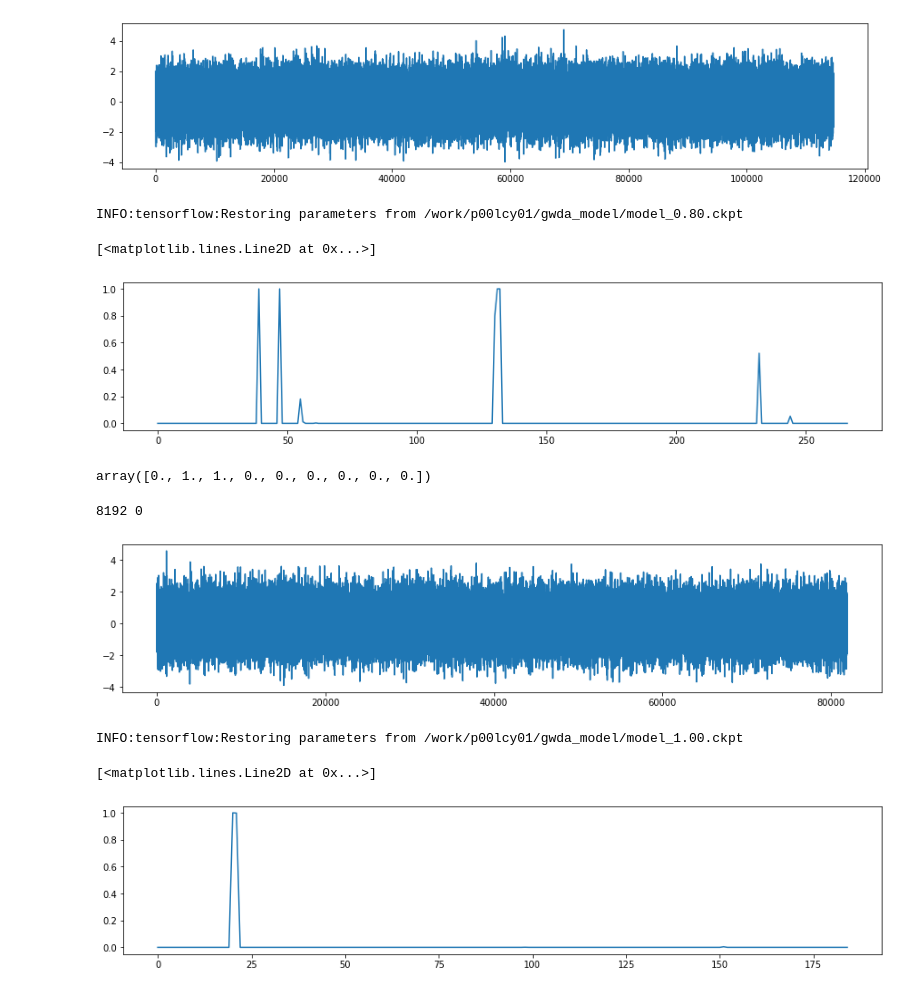
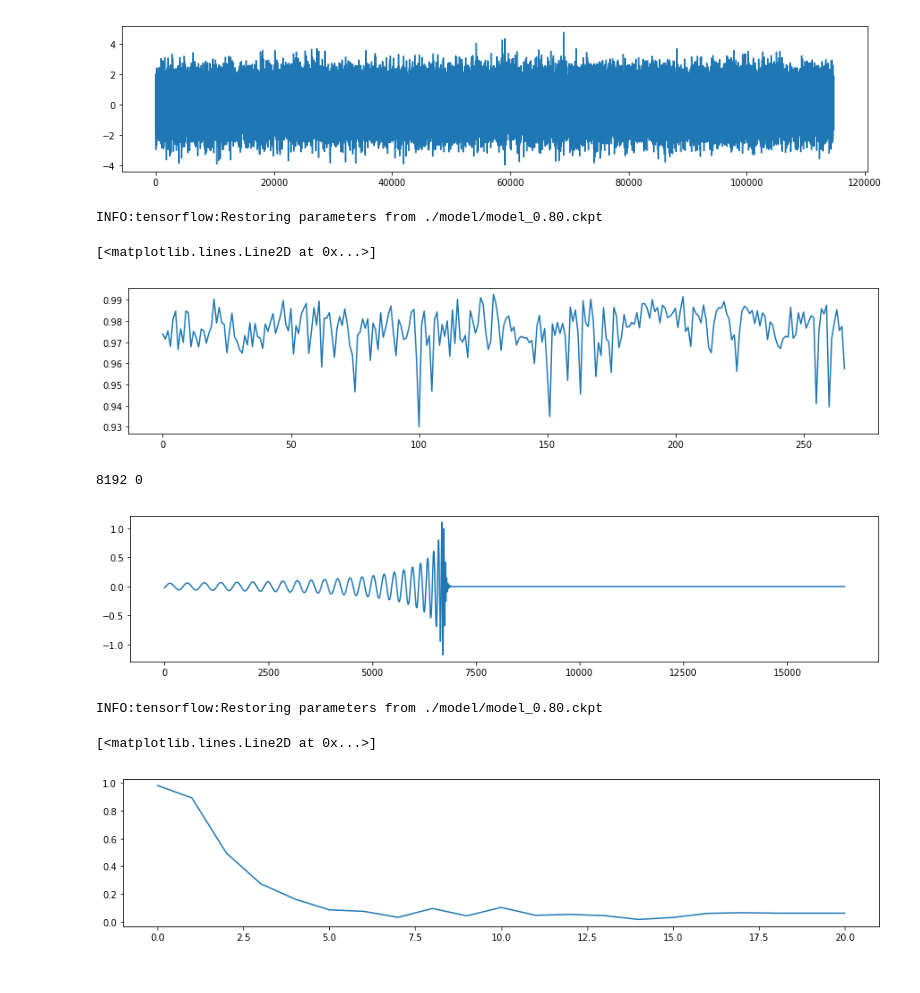
Before and after one commit to chunyulin/gwda, a Jupyter notebook: GWDA_detectNet.ipynb, the cells around one changed output. Saved outputs shown, nothing was run; the diff lists cells and outputs as text; code cells hidden in the pictures.

Commit message:
Modulization improved. Real data test completed. Prepare to move to PE.

```diff
--- a/GWDA_detectNet.ipynb
+++ b/GWDA_detectNet.ipynb
@@ -373,15 +143,14 @@ LIN         et         gwda_model  lammps_bm  singularity     tb
 ##
 
 #ROOT_FOLDER = './model'
-ROOT_FOLDER = '/work/p00lcy01/gwda_model'
+ROOT_FOLDER = '/tmp/tf_tmp'
 
 #TEST_LIST = [1.8, 1.7, 1.6, 1.5, 1.4, 1.3, 1.2, 1.1, 1.0, 0.9, 0.8, 0.7, 0.6, 0.5, 0.4, 0.3, 0.2, 0.1, 0.0]
 TRAIN_A =   [2.0,1.6,1.4, 1.2, 1.1, 1.0, 0.9, 0.8, 0.75, 0.7, 0.65, 0.6, 0.55, 0.54, 0.53, 0.52, 0.51, 0.5]
 #TEST_LIST = [1.5, 1.4, 1.3, 1.2,1.1,1.0,0.9,0.8,0.7]
 #TRAIN_A =   [1.4,1.2,1.0,0.8]
 
-TRAIN_A =   [1.8, 1.6, 1.5, 1.4, 1.3, 1.2, 1.1, 1.0, 0.9, 0.8]
-
+TRAIN_A =   [1.8, 1.6, 1.4, 1.3, 1.2, 1.1, 1.0, 0.8]
 
 with tf.Session() as sess:
 
@@ -391,13 +160,11 @@ with tf.Session() as sess:
 
     #load_path = saver.restore(sess, "%s/model_%4.2f.ckpt" % (ROOT_FOLDER, 1.0 ) )
 
-
     fig0 = plt.figure() ## plt loss
 
     for amp in TRAIN_A:
         ## summarize to a new folder
         train_writer = tf.summary.FileWriter("%s/train_%4.2f" % (ROOT_FOLDER, amp ) )
-
         #train_writer.add_graph(tf.get_default_graph())
         #print('Saving graph to: %s' % ROOT_FOLDER)
 
@@ -481,2 +234,15 @@ Trainning for A= 1.800000 , dataset size: 4029
 KeyboardInterrupt:
 <Figure size 432x288 with 0 Axes>
+# %%
+####
+####  Just for testing
+####
+
+NUM_AUC=200000
+thres=[10**(-i)-(1e-11) for i in range(10,-1,-1)]
+print(thres)
+_, fna = tf.metrics.false_negatives_at_thresholds(labels=y, predictions=predict_prob,thresholds=thres)
+_, fpa = tf.metrics.false_positives_at_thresholds(labels=y, predictions=predict_prob,thresholds=thres)
+_, tna = tf.metrics.true_negatives_at_thresholds(labels=y, predictions=predict_prob,thresholds=thres)
+_, tpa = tf.metrics.true_positives_at_thresholds(labels=y, predictions=predict_prob,thresholds=thres)
+print (fna)
@@ -485,11 +254,12 @@ KeyboardInterrupt:
 ###  Testing...
 ###
 BATCH = 4096
-ROOT_FOLDER = '/work/p00lcy01/gwda_model'
+ROOT_FOLDER = './model'
 
-#TEST_LIST = [1.4, 1.2, 1.0, 0.9, 0.8, 0.7, 0.6, 0.5, 0.4, 0.3, 0.2, 0.1, 0.0]
-TRAIN_A =   [1.8, 1.6, 1.5, 1.4, 1.3, 1.2, 1.1, 1.0, 0.9, 0.8]
-TEST_LIST = [1.5,1.4, 1.3, 1.2,1.1,1.0,0.9,0.8,0.7,0.6,0.5,0.4,0.3,0.2,0.1]
+TRAIN_A = [1.0]
+TRAIN_A =   [1.8, 1.2, 0.8]
+TEST_LIST = [1.9, 1.5, 1.4, 1.3, 1.2,1.1,1.0,0.9,0.8,0.7,0.5,0.3]
+
 
 with tf.Session() as sess:
 
@@ -501,7 +271,6 @@ with tf.Session() as sess:
     for m in TRAIN_A:
         #try:
         load_path = saver.restore(sess, "%s/model_%4.2f.ckpt" % (ROOT_FOLDER, m ) )
-        print("Model restored from %s" % load_path )
         #except:
         ##    continue
 
@@ -558,8 +327,9 @@ Test for A= 0.10 : Acc:     0.499, Sen:     0.017, TP/TN/FP/FN:    11   635    1
 ###
 wopt = {"figsize": (15,3) }
 
-ROOT_FOLDER = '/work/p00lcy01/gwda_model'
+ROOT_FOLDER = './model'
 TRAIN_A = [0.8]
+
 
 SKIP = RATE  ##4*RATE   ## to remove the FFT gibbs effect
 data = np.load("real8k/GW150914_H1_w.npy")[SKIP:-SKIP]
@@ -594,66 +364,61 @@ with tf.Session() as sess:
 plt.figure(**wopt)
 plt.plot(prob.flatten())
 # %% [output]
-[figure, old version]
+[figure, new version]
-INFO:tensorflow:Restoring parameters from /work/p00lcy01/gwda_model/model_0.80.ckpt
+INFO:tensorflow:Restoring parameters from ./model/model_0.80.ckpt
 [<matplotlib.lines.Line2D at 0x...>]
-[figure, old version]
+[figure, new version]
-# %%
-a[1:10]
-# %% [output]
-array([0., 1., 1., 0., 0., 0., 0., 0., 0.])
 # %%
 ###
 ###  Testing fake data...
 ###
-ROOT_FOLDER = '/work/p00lcy01/gwda_model'
+ROOT_FOLDER = './model'
 
-TRAIN_A = [1.0]
+TRAIN_A = [0.8]
 
 def gen():
 
     tmp = GWInject(H5_FILE)
-    inj = tmp.f['train_hp'][100]
+    inj = tmp.f['train_hp'][10]
 
-    data = np.random.normal(0,1,RATE*10)
-    data[RATE:2*RATE] += 0.8*inj
+    data = np.random.normal(0,0.0,RATE*2)
+    data[:RATE] += inj
     return data
 
 data = gen()
 plt.figure(**wopt)
 plt.plot(data)
 plt.show()
-
 
 with tf.Session() as sess:
 
     sess.run(tf.global_variables_initializer())
     saver = tf.train.Saver(max_to_keep=50)
 
     load_path = saver.restore(sess, "%s/model_%4.2f.ckpt" % (ROOT_FOLDER, TRAIN_A[-1] ) )
     sess.run(tf.local_variables_initializer())
 
     ## predict batch-by-batch
     DS  = 400    ## every ~200 ms
     dsn = 1 + int( (len(data)-RATE) / DS )    ## of prediction point
     MB  = 256
     prob = np.zeros(dsn)
     for i in range(0, dsn, MB):   ###range(int(np.ceil(dsn/MB))):    # for each MB "mini-batch"
 
         batch  = min(i+MB, dsn) - i                 ### take care the tail
         xbatch = np.zeros([batch, RATE])
         for b in range(batch):
             s = int((b+i)*DS)
             xbatch[b,:] = data[s:s+RATE]
         [p_] = sess.run([predict_prob], feed_dict={ x: xbatch })
         prob[i: i + batch] = p_.flatten()
 
 
 plt.figure(**wopt)
 plt.plot(prob.flatten())
 # %% [output]
 8192 0
-[figure, old version]
+[figure, new version]
-INFO:tensorflow:Restoring parameters from /work/p00lcy01/gwda_model/model_1.00.ckpt
+INFO:tensorflow:Restoring parameters from ./model/model_0.80.ckpt
 [<matplotlib.lines.Line2D at 0x...>]
-[figure, old version]
+[figure, new version]
```
Also changed, not shown: parts of 13 cells of this notebook, 9 other files.
